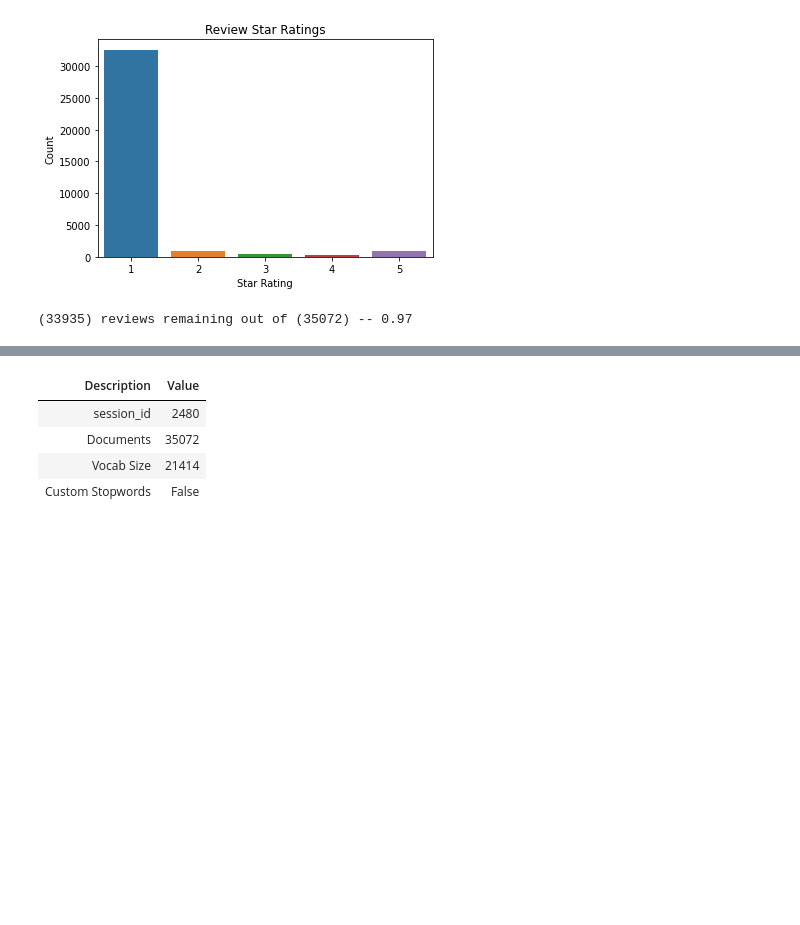
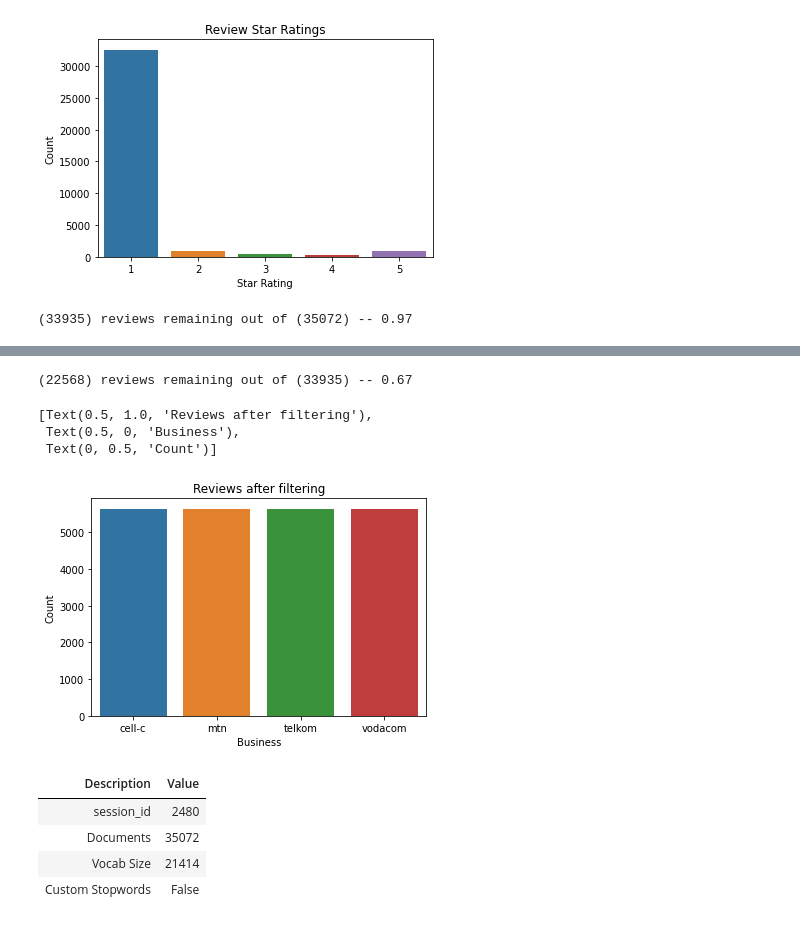
Before and after one commit to JohnnyFoulds/dsm020-2021-oct, a Jupyter notebook: coursework_02/cw.ipynb, the cells around one changed output, grey strips where cells are left out. Cells and saved outputs as stored; diff of their text form; code cells hidden in the pictures; blank space fills up the shorter version.

```diff
--- a/coursework_02/cw.ipynb
+++ b/coursework_02/cw.ipynb
@@ -139,3 +173,24 @@ print('(%d) reviews remaining out of (%d) -- %.2f' % (
+# %%
+# perform the under sampling
+under_sampler = RandomUnderSampler(random_state=random_seed)
+df_complaints_balance, _ = under_sampler.fit_resample(df_complaints, df_complaints.business_slug)
+
+# display the records remaining
+show_remaining_count(df_complaints, df_complaints_balance)
+# %% [output]
+(22568) reviews remaining out of (33935) -- 0.67
+# %%
+sns.countplot(
+    data=df_complaints_balance,
+    x='business_slug').set(
+    title='Reviews after filtering',
+    xlabel='Business',
+    ylabel='Count')
+# %% [output]
+[Text(0.5, 1.0, 'Reviews after filtering'),
+ Text(0.5, 0, 'Business'),
+ Text(0, 0.5, 'Count')]
+[figure, added]
 # %%
 custom_stopwords = []
 session_id = 2480
```
Also changed, not shown: parts of 8 cells of this notebook.
